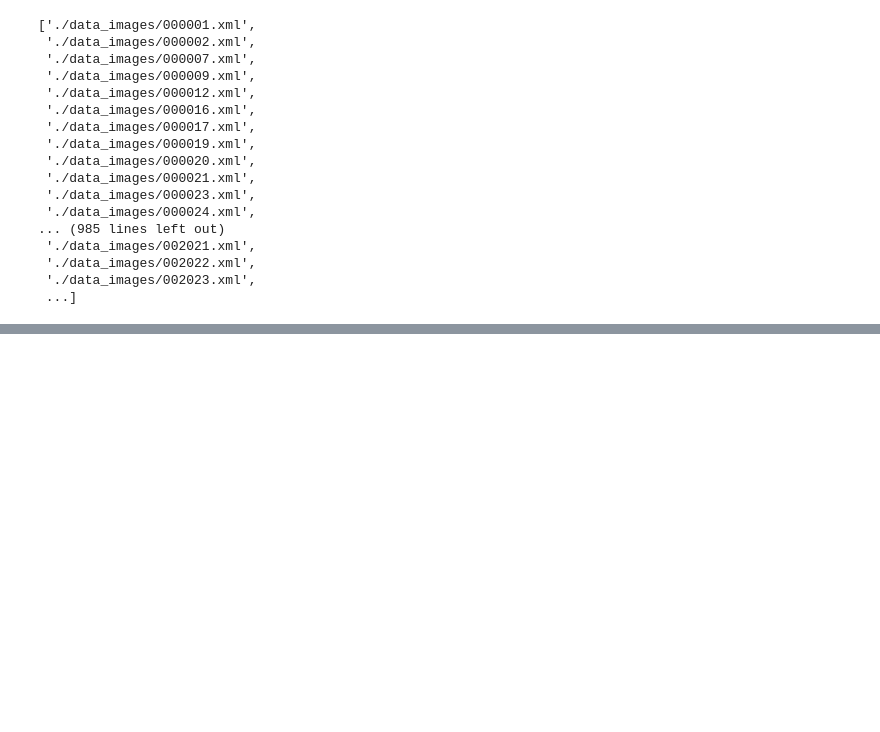
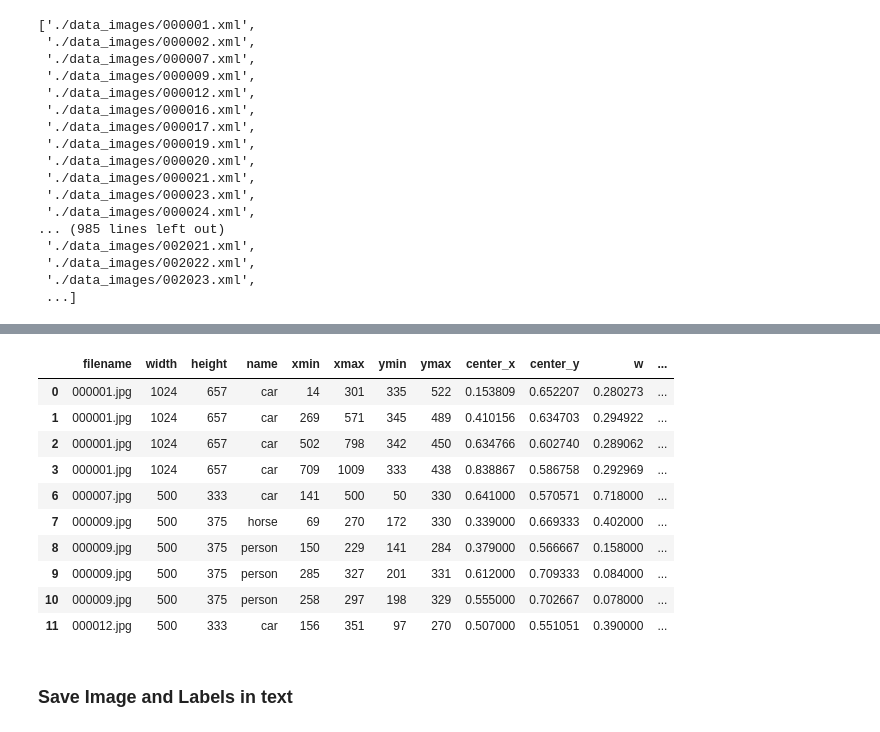
Before and after one commit to noopdhakal/Object-Detection-from-Scratch, a Jupyter notebook: 1_datapreparation/01_extract_object_info_from_xml.ipynb, the cells around one changed output, grey strips where cells are left out. Cells and saved outputs as stored; diff of their text form; code cells hidden in the pictures; blank space fills up the shorter version.

```diff
--- a/1_datapreparation/01_extract_object_info_from_xml.ipynb
+++ b/1_datapreparation/01_extract_object_info_from_xml.ipynb
@@ -34,0 +230,10 @@ xml_list
+# %%
+# centerx, center y
+
+df['center_x'] = ((df['xmax'] + df['xmin'])/2)/df['width']
+df['center_y'] = ((df['ymax'] + df['ymin'])/2)/df['height']
+
+#w
+
+df['w'] = (df['xmax'] - df['xmin'])/df['width']
+df['h'] = (df['ymax'] - df['ymin'])/df['height']
@@ -34,0 +268,3 @@ xml_list
+# %%
+train_df = df.query(f'filename in {img_train}')
+test_df = df.query(f'filename in {img_test}')
@@ -34,0 +289,26 @@ xml_list
+# %%
+# label encoding
+def label_encoding(x):
+    labels = {'person':0, 'car':1, 'chair':2, 'bottle':3, 'pottedplant':4, 'bird':5, 'dog':6,
+       'sofa':7, 'bicycle':8, 'horse':9, 'boat':10, 'motorbike':11, 'cat':12, 'tvmonitor':13,
+       'cow':14, 'sheep':15, 'aeroplane':16, 'train':17, 'diningtable':18, 'bus':19}
+    return labels[x]
+# %%
+train_df['id'] = train_df['name'].apply(label_encoding)
+test_df['id'] = test_df['name'].apply(label_encoding)
+# %%
+train_df.head(10)
+# %% [output]
+|  | filename | width | height | name | xmin | xmax | ymin | ymax | center_x | center_y | w | ... |
+| 0 | 000001.jpg | 1024 | 657 | car | 14 | 301 | 335 | 522 | 0.153809 | 0.652207 | 0.280273 | ... |
+| 1 | 000001.jpg | 1024 | 657 | car | 269 | 571 | 345 | 489 | 0.410156 | 0.634703 | 0.294922 | ... |
+| 2 | 000001.jpg | 1024 | 657 | car | 502 | 798 | 342 | 450 | 0.634766 | 0.602740 | 0.289062 | ... |
+| 3 | 000001.jpg | 1024 | 657 | car | 709 | 1009 | 333 | 438 | 0.838867 | 0.586758 | 0.292969 | ... |
+| 6 | 000007.jpg | 500 | 333 | car | 141 | 500 | 50 | 330 | 0.641000 | 0.570571 | 0.718000 | ... |
+| 7 | 000009.jpg | 500 | 375 | horse | 69 | 270 | 172 | 330 | 0.339000 | 0.669333 | 0.402000 | ... |
+| 8 | 000009.jpg | 500 | 375 | person | 150 | 229 | 141 | 284 | 0.379000 | 0.566667 | 0.158000 | ... |
+| 9 | 000009.jpg | 500 | 375 | person | 285 | 327 | 201 | 331 | 0.612000 | 0.709333 | 0.084000 | ... |
+| 10 | 000009.jpg | 500 | 375 | person | 258 | 297 | 198 | 329 | 0.555000 | 0.702667 | 0.078000 | ... |
+| 11 | 000012.jpg | 500 | 333 | car | 156 | 351 | 97 | 270 | 0.507000 | 0.551051 | 0.390000 | ... |
+# %% [markdown]
+### Save Image and Labels in text
```
Also changed, not shown: parts of 35 cells of this notebook, 1 other file.
